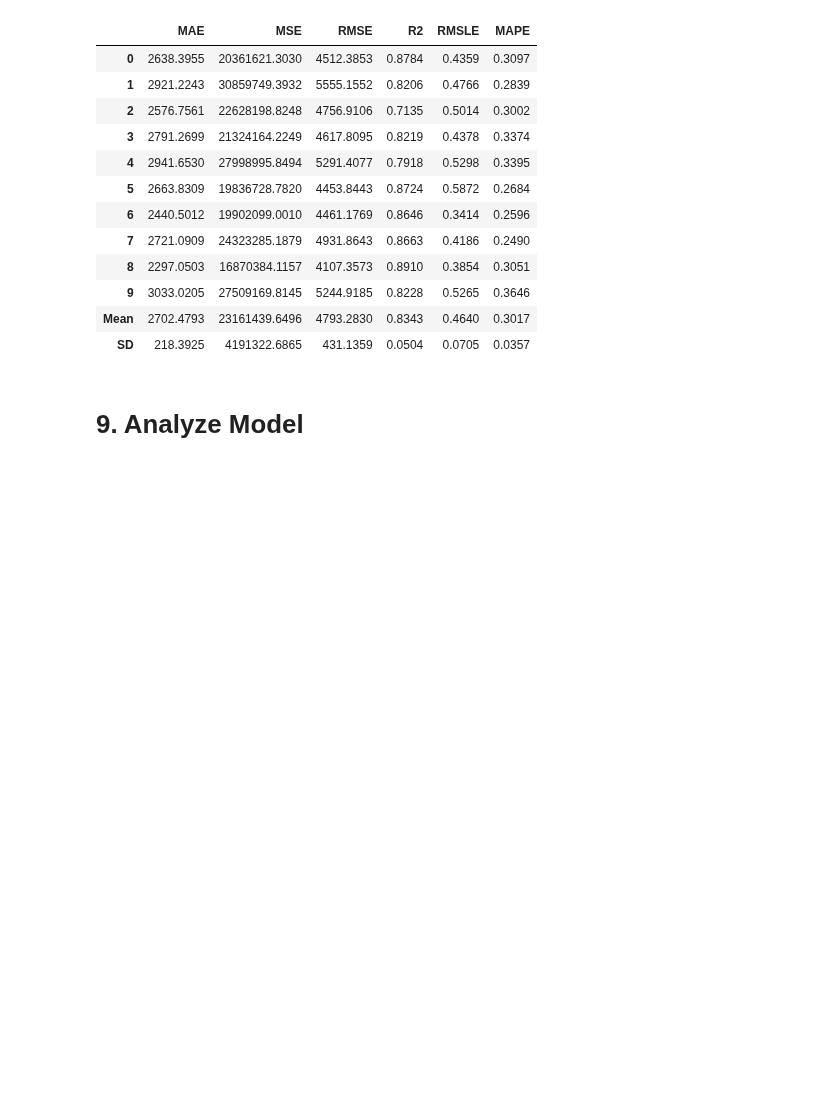
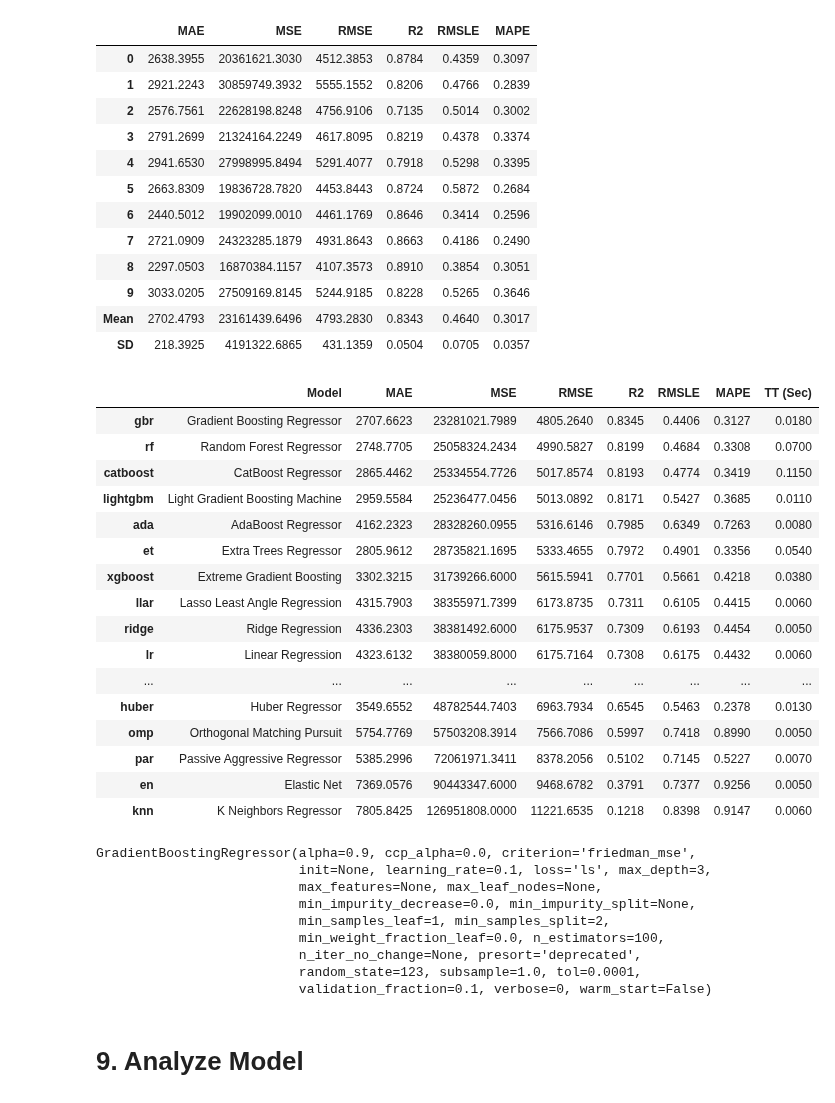
Before and after one commit to aurimas13/CodeAcademy-AI-Course, a Jupyter notebook: Examples/Example_with_PyCaret_Regression_full_completed_session.ipynb, the cells around one changed output. Saved outputs shown, nothing was run; the diff lists cells and outputs as text; code cells hidden in the pictures; blank space fills up the shorter version.

```diff
--- a/Examples/Example_with_PyCaret_Regression_full_completed_session.ipynb
+++ b/Examples/Example_with_PyCaret_Regression_full_completed_session.ipynb
@@ -254,6 +254,35 @@ stacker = stack_models(estimator_list = compare_models(n_select=5, fold=5, inclu
 | 9 | 3033.0205 | 27509169.8145 | 5244.9185 | 0.8228 | 0.5265 | 0.3646 |
 | Mean | 2702.4793 | 23161439.6496 | 4793.2830 | 0.8343 | 0.4640 | 0.3017 |
 | SD | 218.3925 | 4191322.6865 | 431.1359 | 0.0504 | 0.0705 | 0.0357 |
+# %%
+compare_models()
+# %% [output]
+|  | Model | MAE | MSE | RMSE | R2 | RMSLE | MAPE | TT (Sec) |
+| gbr | Gradient Boosting Regressor | 2707.6623 | 23281021.7989 | 4805.2640 | 0.8345 | 0.4406 | 0.3127 | 0.0180 |
+| rf | Random Forest Regressor | 2748.7705 | 25058324.2434 | 4990.5827 | 0.8199 | 0.4684 | 0.3308 | 0.0700 |
+| catboost | CatBoost Regressor | 2865.4462 | 25334554.7726 | 5017.8574 | 0.8193 | 0.4774 | 0.3419 | 0.1150 |
+| lightgbm | Light Gradient Boosting Machine | 2959.5584 | 25236477.0456 | 5013.0892 | 0.8171 | 0.5427 | 0.3685 | 0.0110 |
+| ada | AdaBoost Regressor | 4162.2323 | 28328260.0955 | 5316.6146 | 0.7985 | 0.6349 | 0.7263 | 0.0080 |
+| et | Extra Trees Regressor | 2805.9612 | 28735821.1695 | 5333.4655 | 0.7972 | 0.4901 | 0.3356 | 0.0540 |
+| xgboost | Extreme Gradient Boosting | 3302.3215 | 31739266.6000 | 5615.5941 | 0.7701 | 0.5661 | 0.4218 | 0.0380 |
+| llar | Lasso Least Angle Regression | 4315.7903 | 38355971.7399 | 6173.8735 | 0.7311 | 0.6105 | 0.4415 | 0.0060 |
+| ridge | Ridge Regression | 4336.2303 | 38381492.6000 | 6175.9537 | 0.7309 | 0.6193 | 0.4454 | 0.0050 |
+| lr | Linear Regression | 4323.6132 | 38380059.8000 | 6175.7164 | 0.7308 | 0.6175 | 0.4432 | 0.0060 |
+| ... | ... | ... | ... | ... | ... | ... | ... | ... |
+| huber | Huber Regressor | 3549.6552 | 48782544.7403 | 6963.7934 | 0.6545 | 0.5463 | 0.2378 | 0.0130 |
+| omp | Orthogonal Matching Pursuit | 5754.7769 | 57503208.3914 | 7566.7086 | 0.5997 | 0.7418 | 0.8990 | 0.0050 |
+| par | Passive Aggressive Regressor | 5385.2996 | 72061971.3411 | 8378.2056 | 0.5102 | 0.7145 | 0.5227 | 0.0070 |
+| en | Elastic Net | 7369.0576 | 90443347.6000 | 9468.6782 | 0.3791 | 0.7377 | 0.9256 | 0.0050 |
+| knn | K Neighbors Regressor | 7805.8425 | 126951808.0000 | 11221.6535 | 0.1218 | 0.8398 | 0.9147 | 0.0060 |
+GradientBoostingRegressor(alpha=0.9, ccp_alpha=0.0, criterion='friedman_mse',
+                          init=None, learning_rate=0.1, loss='ls', max_depth=3,
+                          max_features=None, max_leaf_nodes=None,
+                          min_impurity_decrease=0.0, min_impurity_split=None,
+                          min_samples_leaf=1, min_samples_split=2,
+                          min_weight_fraction_leaf=0.0, n_estimators=100,
+                          n_iter_no_change=None, presort='deprecated',
+                          random_state=123, subsample=1.0, tol=0.0001,
+                          validation_fraction=0.1, verbose=0, warm_start=False)
 # %% [markdown]
 # 9. Analyze Model
 # %%
```
Also changed, not shown: parts of 6 cells of this notebook.
